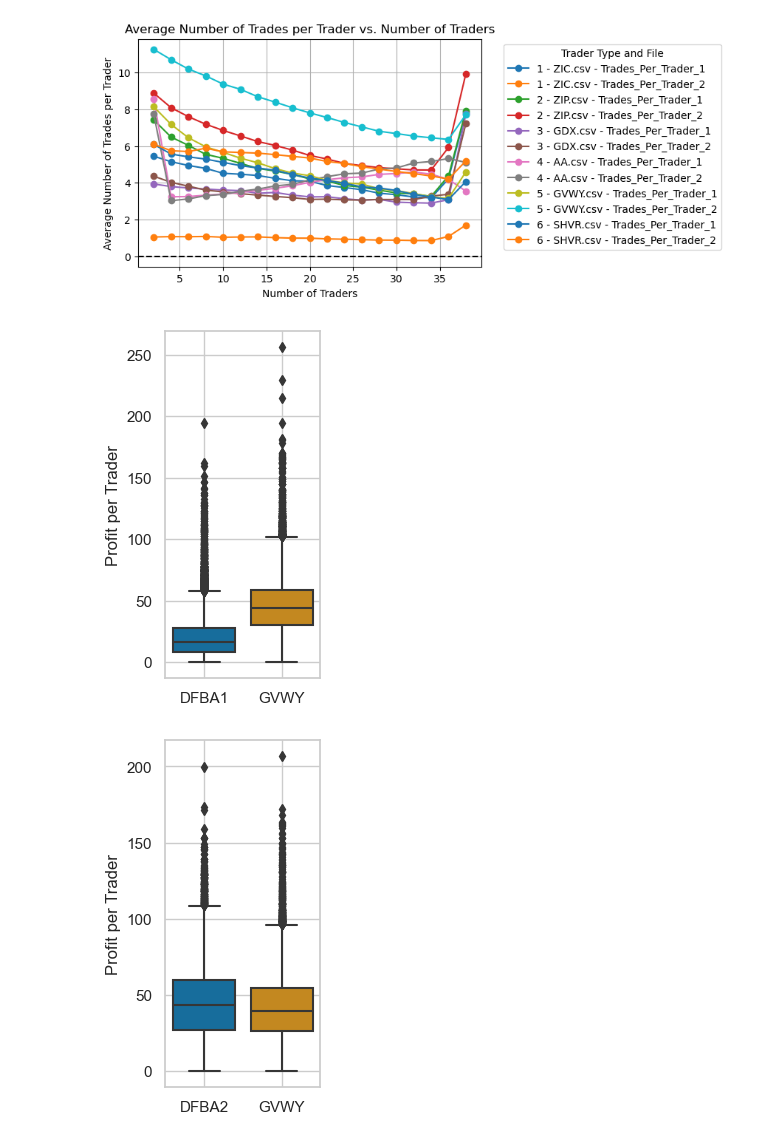
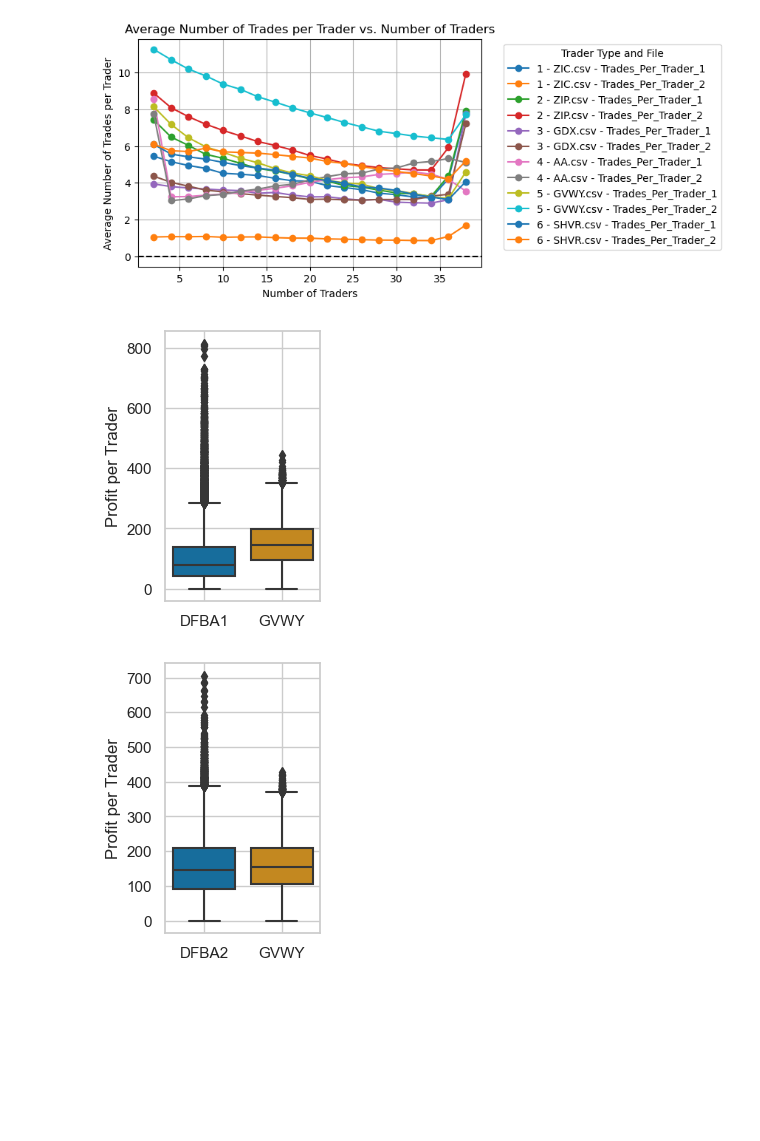
Before and after one commit to Cam-Dipol/Deep-Learning-Trader-BFBSE, a Jupyter notebook: Results_analysis v2.ipynb, the cells around one changed output. Saved outputs shown, nothing was run; the diff lists cells and outputs as text; code cells hidden in the pictures; blank space fills up the shorter version.

```diff
--- a/Results_analysis v2.ipynb
+++ b/Results_analysis v2.ipynb
@@ -405,7 +405,7 @@ import pandas as pd
 import matplotlib.pyplot as plt
 import os
 
-folder_path = r'C:\Users\camer\Documents\Masters Thesis\Data\Testing data\DFBA2 1secbatch 30sec customer order'
+folder_path = r'C:\Users\camer\Documents\Masters Thesis\Data\Testing data\DFBA1 10secbatch 30sec customer order'
 trader_files = [
     '1 - ZIC.csv',
     '2 - ZIP.csv',
@@ -428,7 +428,7 @@ sns.set_palette("colorblind")
 colours = sns.color_palette("colorblind", len(trader_files))
 
 
-plt.figure(figsize=(6, 4))
+plt.figure(figsize=(6, 3.5))
 
 for i, trader_file in enumerate(trader_files):
     file_path = os.path.join(folder_path, trader_file)
@@ -450,15 +450,15 @@ for i, trader_file in enumerate(trader_files):
 
 plt.axhline(0, color='black', linestyle='--', linewidth=1)
 
-plt.xlabel('Number of DFBA2 Traders', fontsize=9)
-plt.ylabel('Win Difference', fontsize=9)
+plt.xlabel('Number of DFBA Traders', fontsize=11)
+plt.ylabel('Win Difference', fontsize=11)
 plt.xticks(fontsize=9)
 plt.yticks(fontsize=9)
 plt.ylim(-1100, 1100)
 
-plt.legend(title='Trader Type', title_fontsize=9, loc='lower left', fontsize=9)
+plt.legend(title='Trader Type', title_fontsize=9, loc='upper right', fontsize=9)
 plt.grid(True, which='both', linestyle='--', linewidth=0.5, alpha=0.7)
 
-plt.savefig('C:/Users/camer/Documents/Masters Thesis/Deep-Learning-Trader-BFBSE/Figures/Trader comparisons/Win_Difference_DFBA2_1secbatch_30seccust.png', dpi=300, bbox_inches='tight')
+plt.savefig('C:/Users/camer/Documents/Masters Thesis/Deep-Learning-Trader-BFBSE/Figures/Trader comparisons/Win_Difference_DFBA1_10secbatch_30seccust.png', dpi=300, bbox_inches='tight')
 plt.show()
 # %% [output]
@@ -600,16 +600,3 @@ plt.grid(True)
 plt.show()
 # %% [output]
 [figure]
-# %%
-import pandas as pd
-
-# Load the data
-df = pd.read_csv(r'C:\Users\camer\Documents\Masters Thesis\Data\Testing data\DFBA2 10secbatch 30sec customer order\6 - SHVR.csv')
-
-# Calculate the average number of trades for each trader type
-average_trades_trader1 = df['Trades_Per_Trader_1'].mean()
-average_trades_trader2 = df['Trades_Per_Trader_2'].mean()
-
-# Print the results with appropriate formatting
-print(f"Average number of trades for Trader 1: {average_trades_trader1:.2f}")
-print(f"Average number of trades for Trader 2: {average_trades_trader2:.2f}")
@@ -647,34 +631,34 @@ plt.show()
 # %%
 import pandas as pd
 import matplotlib.pyplot as plt
 import seaborn as sns
 import os
 
 folders = {
-    'DFBA1': r'C:\Users\camer\Documents\Masters Thesis\Data\Testing data\DFBA1 10secbatch 120sec customer order',
-    'DFBA2': r'C:\Users\camer\Documents\Masters Thesis\Data\Testing data\DFBA2 10secbatch 120sec customer order'
+    'DFBA1': r'C:\Users\camer\Documents\Masters Thesis\Data\Testing data\DFBA1 1secbatch 30sec customer order',
+    'DFBA2': r'C:\Users\camer\Documents\Masters Thesis\Data\Testing data\DFBA2 1secbatch 30sec customer order'
 }
 
-results_file = '3 - GDX.csv'
+results_file = '5 - GVWY.csv'
 
 for dfba_type, folder in folders.items():
     file_path = os.path.join(folder, results_file)
     df = pd.read_csv(file_path)
 
     profit_data = df[['Profit_per_trader_1', 'Profit_per_trader_2']].copy()
     profit_data.columns = [dfba_type, 'GVWY']
 
-    plt.figure(figsize=(2, 4.5))
+    plt.figure(figsize=(2, 3.5))
     sns.boxplot(data=profit_data.melt(var_name='Trader', value_name='Profit'), x='Trader', y='Profit')
     plt.ylabel('Profit per Trader')
     plt.xlabel('')
     plt.grid(True)
 
-    plt.savefig(f'C:/Users/camer/Documents/Masters Thesis/Deep-Learning-Trader-BFBSE/Figures/Trader comparisons/{dfba_type}_vs_GVWY_Profit_Boxplot_120sec.png', dpi=300, bbox_inches='tight')
+    plt.savefig(f'C:/Users/camer/Documents/Masters Thesis/Deep-Learning-Trader-BFBSE/Figures/Trader comparisons/{dfba_type}_vs_GVWY_Profit_Boxplot_30sec.png', dpi=300, bbox_inches='tight')
     plt.show()
 # %% [output]
-[figure, old version]
+[figure, new version]
-[figure, old version]
+[figure, new version]
 # %%
 import pandas as pd
 import matplotlib.pyplot as plt
```
Also changed, not shown: parts of 4 cells of this notebook, 42 other files.
